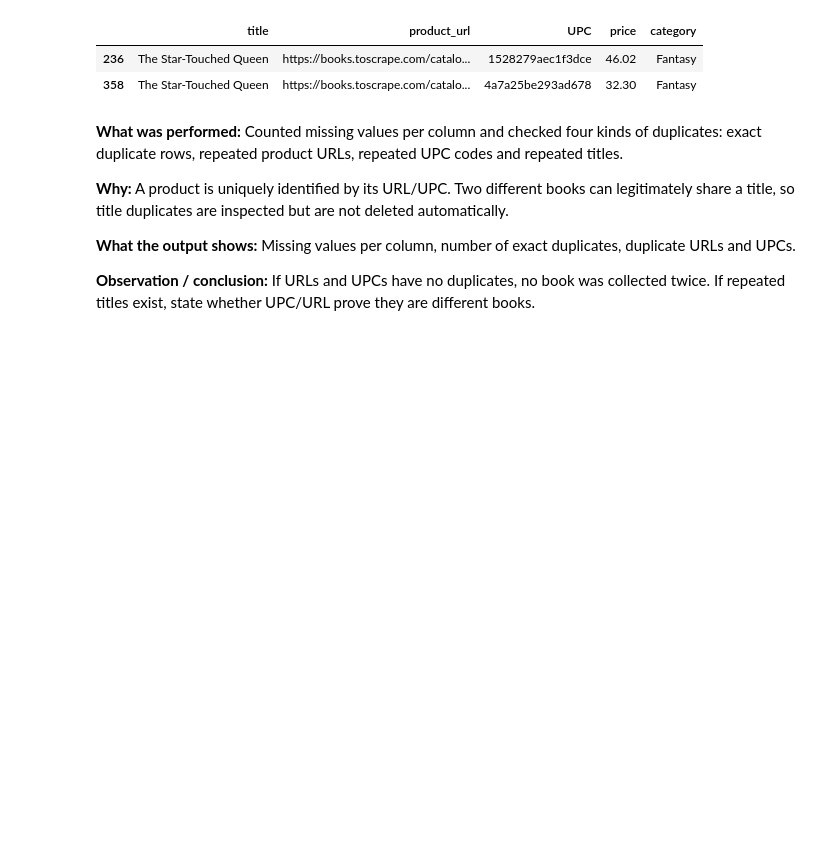
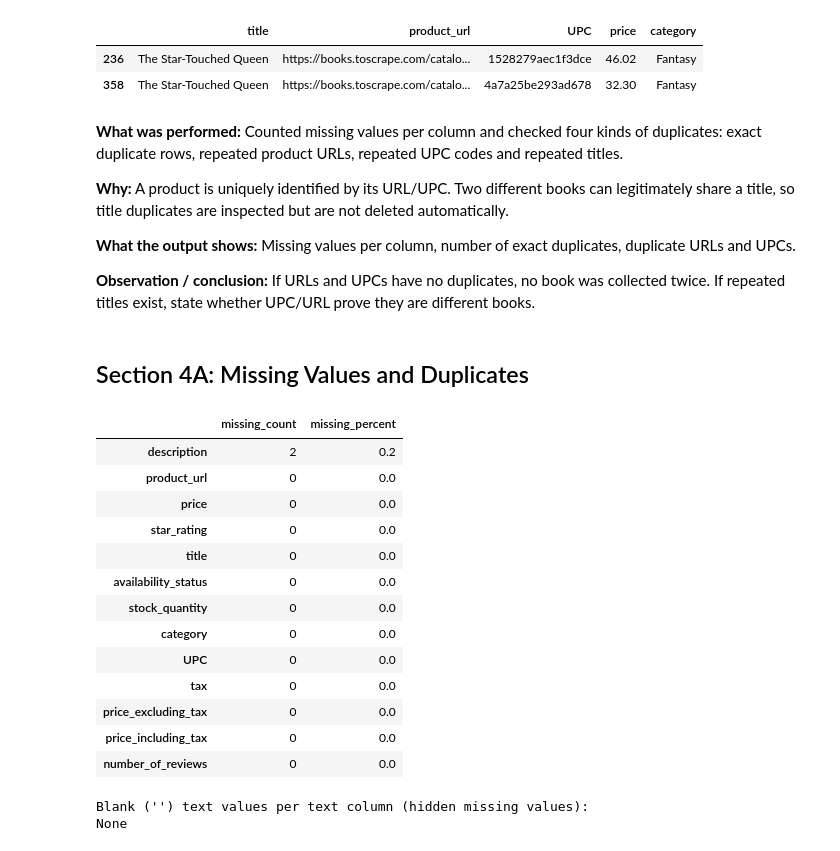
Before and after one commit to l250022/Ecommerce-Product-Analysis-ML, a Jupyter notebook: Data_collection_cleaning.ipynb, the cells around one changed output. Cells and saved outputs as stored; diff of their text form; code cells hidden in the pictures; blank space fills up the shorter version.

```diff
--- a/Data_collection_cleaning.ipynb
+++ b/Data_collection_cleaning.ipynb
@@ -372,3 +372,33 @@ Rows sharing a title with others: 2
 **What the output shows:**  Missing values per column, number of exact duplicates, duplicate URLs and UPCs.
 
 **Observation / conclusion:**  If URLs and UPCs have no duplicates, no book was collected twice. If repeated titles exist, state whether UPC/URL prove they are different books.
+# %% [markdown]
+## Section 4A: Missing Values and Duplicates
+# %%
+missing_report = pd.DataFrame({
+    "missing_count": raw.isna().sum(),
+    "missing_percent": (raw.isna().mean() * 100).round(2),
+}).sort_values("missing_count", ascending=False)
+display(missing_report)
+
+text_cols_raw = raw.select_dtypes(exclude="number").columns
+blank_strings = raw[text_cols_raw].apply(lambda s: s.astype("string").str.strip().eq("").sum())
+print("Blank ('') text values per text column (hidden missing values):")
+print(blank_strings[blank_strings > 0] if (blank_strings > 0).any() else "None")
+# %% [output]
+|  | missing_count | missing_percent |
+| description | 2 | 0.2 |
+| product_url | 0 | 0.0 |
+| price | 0 | 0.0 |
+| star_rating | 0 | 0.0 |
+| title | 0 | 0.0 |
+| availability_status | 0 | 0.0 |
+| stock_quantity | 0 | 0.0 |
+| category | 0 | 0.0 |
+| UPC | 0 | 0.0 |
+| tax | 0 | 0.0 |
+| price_excluding_tax | 0 | 0.0 |
+| price_including_tax | 0 | 0.0 |
+| number_of_reviews | 0 | 0.0 |
+Blank ('') text values per text column (hidden missing values):
+None
```
Also changed, not shown: parts of 11 cells of this notebook, 1 other file.
